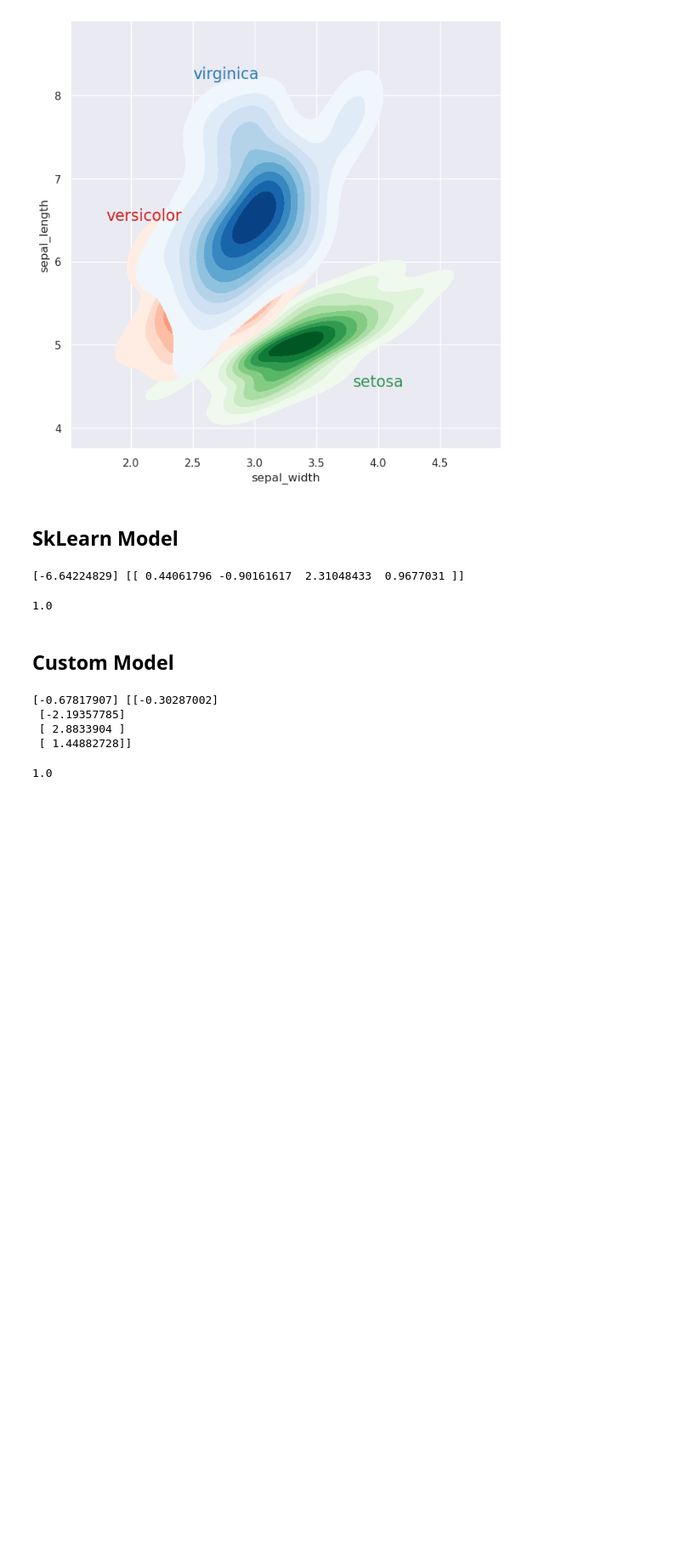
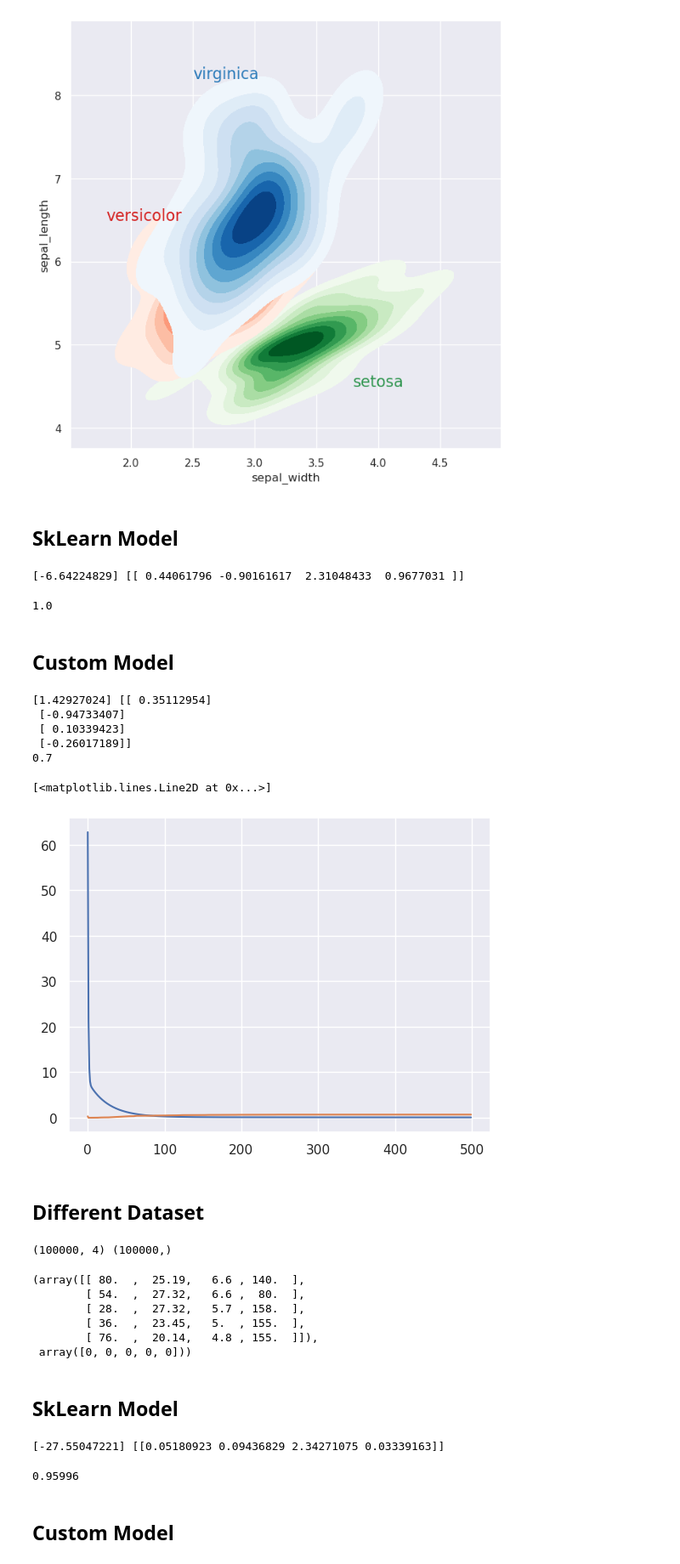
Before and after one commit to sardarchitect/fscoreai-ml, a Jupyter notebook: exploration/glm/20230718_Logistic Regression.ipynb, the cells around one changed output. Shown at 85% size. Saved outputs shown, nothing was run; the diff lists cells and outputs as text; code cells hidden in the pictures; blank space fills up the shorter version.

Commit message:
Refactor Logistic regression

```diff
--- a/exploration/glm/20230718_Logistic Regression.ipynb
+++ b/exploration/glm/20230718_Logistic Regression.ipynb
@@ -101,13 +101,45 @@ def accuracy_score(y_true, y_pred):
     return accuracy
 # %%
 clf = linear.LogisticRegression()
-clf.fit(X, y, lr=1e-2, n_epochs=10000)
+clf.fit(X, y, lr=1e-2, n_epochs=500)
 print(clf.intercept_, clf.coef_)
-y_pred = clf.predict(X).reshape(-1, )
-accuracy_score(y, y_pred)
+y_pred = clf.predict(X).reshape(-1,)
+print(accuracy_score(y, y_pred))
+plt.plot(clf.costs)
+plt.plot(clf.scores)
 # %% [output]
-[-0.67817907] [[-0.30287002]
- [-2.19357785]
- [ 2.8833904 ]
- [ 1.44882728]]
+[1.42927024] [[ 0.35112954]
+ [-0.94733407]
+ [ 0.10339423]
+ [-0.26017189]]
+0.7
-1.0
+[<matplotlib.lines.Line2D at 0x...>]
+[figure, added]
+# %% [markdown]
+## Different Dataset
+# %%
+X, y = sample_data.diabetes_classification()
+print(X.shape, y.shape)
+# %% [output]
+(100000, 4) (100000,)
+# %%
+X[:5], y[:5]
+# %% [output]
+(array([[ 80.  ,  25.19,   6.6 , 140.  ],
+        [ 54.  ,  27.32,   6.6 ,  80.  ],
+        [ 28.  ,  27.32,   5.7 , 158.  ],
+        [ 36.  ,  23.45,   5.  , 155.  ],
+        [ 76.  ,  20.14,   4.8 , 155.  ]]),
+ array([0, 0, 0, 0, 0]))
+# %% [markdown]
+## SkLearn Model
+# %%
+clf = LogisticRegression()
+clf.fit(X, y)
+print(clf.intercept_, clf.coef_)
+clf.score(X, y)
+# %% [output]
+[-27.55047221] [[0.05180923 0.09436829 2.34271075 0.03339163]]
+0.95996
+# %% [markdown]
+## Custom Model
```
Also changed, not shown: parts of 3 cells of this notebook, 2 other files.
